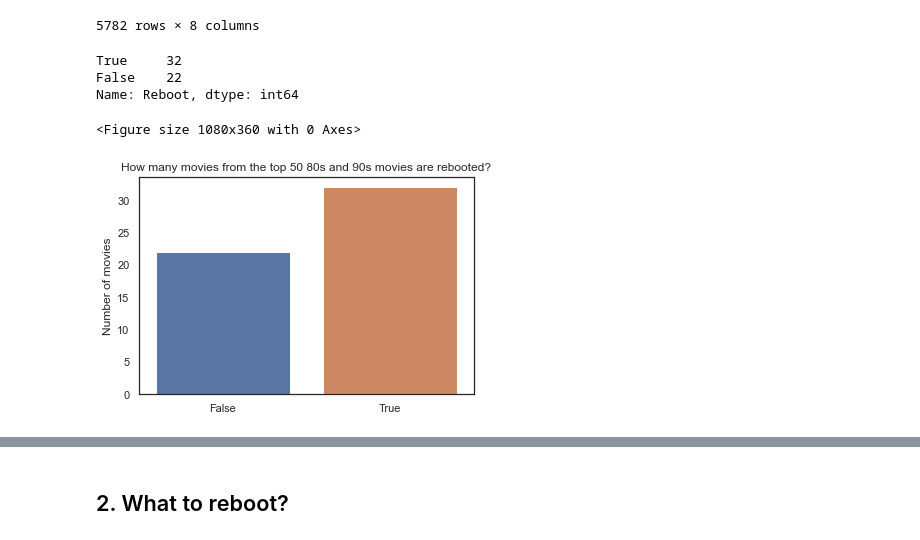
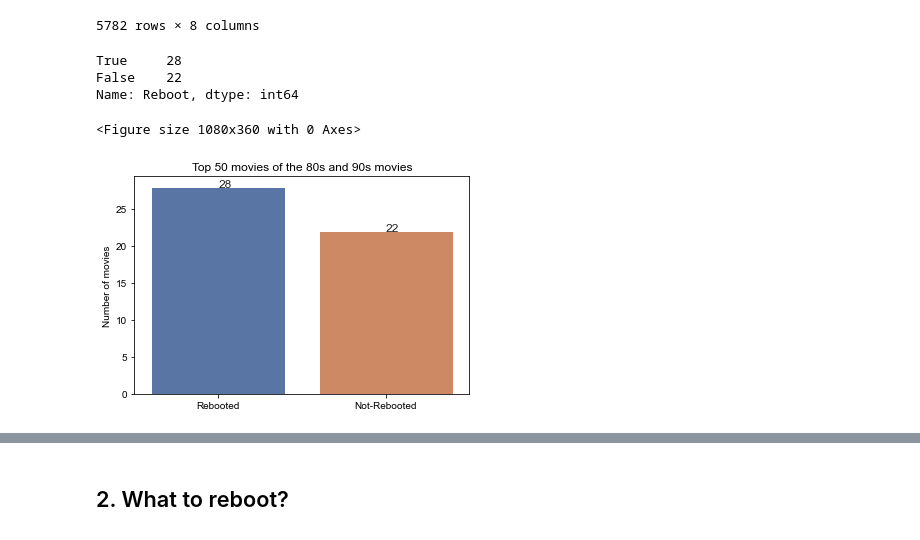
Before and after one commit to Meir-Alelov/Movie-Data-Analysis-and-Recs, a Jupyter notebook: Final_notebook.ipynb, the cells around one changed output, grey strips where cells are left out. Cells and saved outputs as stored; diff of their text form; code cells hidden in the pictures.

```diff
--- a/Final_notebook.ipynb
+++ b/Final_notebook.ipynb
@@ -368,32 +362,38 @@ decades_merge_df=decades_top50_df.merge(check_reboot_df, how = 'left', on = 'mov
 decades_merge_df_cleaned = decades_merge_df.drop(['release_date_x', 'id_y', 'release_date_y',
                                                   'production_budget_y', 'domestic_gross_y', 'worldwide_gross_y',
                                                   'Year_y'], axis = 1)
+decades_merge_df_cleaned = decades_merge_df_cleaned.drop_duplicates(subset=None, keep='first', inplace=False)
 
 Reboot_graph = decades_merge_df_cleaned['Reboot'].value_counts()
 Reboot_graph
 
-#32 out of 50 top grossing movies from 80s and 90s have remakes!
-#~60% of the movies
+#28 out of 50 top grossing movies from 80s and 90s have remakes!
+#~56% of the movies
 # %% [output]
-True     32
+True     28
 False    22
 Name: Reboot, dtype: int64
 # %%
 #plot for how many 80s and 90s movie has a remake already
 plt.figure(figsize=(15,5))
 fig, ax = plt.subplots()
 
 sns.set_theme(style="white")
-sns.barplot(Reboot_graph.index, Reboot_graph.values, tick_label=['Rebooted','Not-Rebooted'])
+sns.barplot(['Rebooted','Not-Rebooted'], Reboot_graph.values)
 
-ax.set_title("How many movies from the top 50 80s and 90s movies are rebooted?")
+ax.set_title("Top 50 movies of the 80s and 90s movies")
 ax.set_xlabel("")
 ax.set_ylabel("Number of movies")
+#ax.set_xticklabels(["Not Rebooted","Rebooted"]
+plt.text(0,28,28)
+plt.text(1,22,22)
+
 #plt.text(32, Reboot_graph.index[0], '32')
 #ax.legend()
-plt.savefig('./Images/Reboot_decades.png')
+
+plt.savefig('./Images/Reboot_decades.jpeg')
 
 plt.show()
 # %% [output]
 <Figure size 1080x360 with 0 Axes>
-[figure, old version]
+[figure, new version]
```
Also changed, not shown: parts of 26 cells of this notebook, 6 other files.
